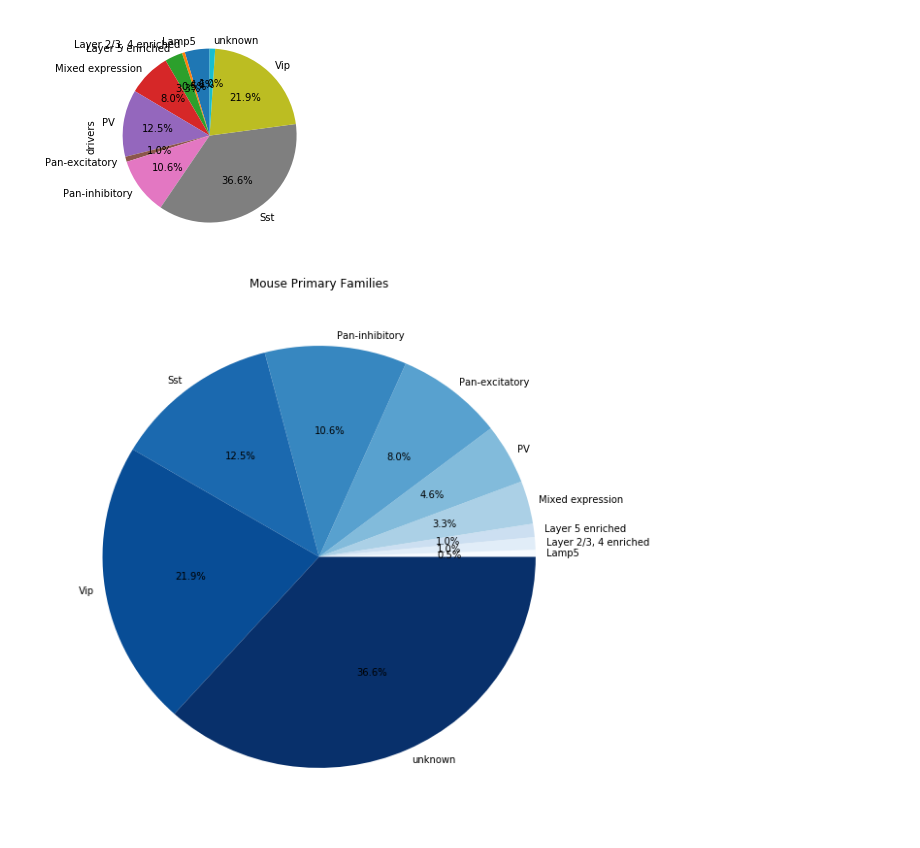
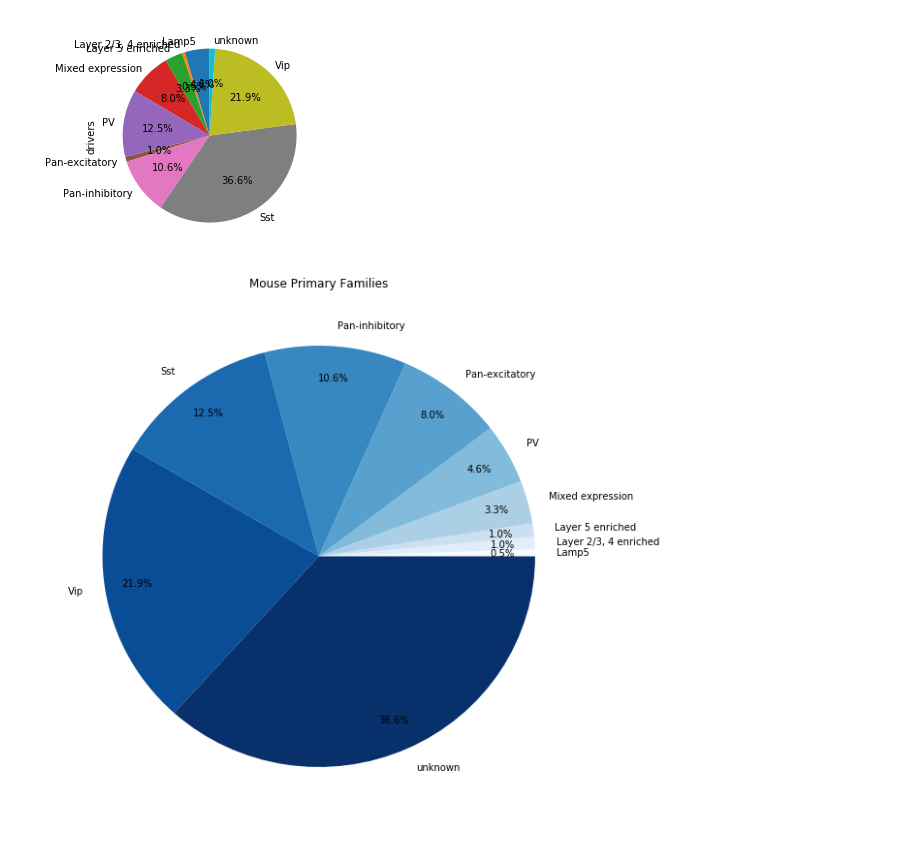
Before and after one commit to ru57y34nn/SMART_goals, a Jupyter notebook: src/dict_drivers.ipynb, the cells around one changed output. Drawn from its saved outputs; the diff is of its cells as text; code cells hidden in the pictures.

```diff
--- a/src/dict_drivers.ipynb
+++ b/src/dict_drivers.ipynb
@@ -175,30 +175,24 @@ startangle=90, shadow=False, labels=mdata['family'], legend = False)
 # %%
 slices = mdata['drivers']
 labels = mdata['family']
 
 slices = sorted(slices)
 
 fig = plt.figure(figsize=[10, 10])
 ax = fig.add_subplot(111)
 
 #cmap = plt.cm.prism
 cmap = plt.cm.Blues
 colors = cmap(np.linspace(0., 1., len(slices)))
 
-patches, texts, autotexts = ax.pie(slices, colors=colors, labels=labels, labeldistance=1.05, autopct='%1.1f%%')
-
-#for text in texts:
-#    text.set_color('grey')
-
-#for autotext in autotexts:
-#    autotext.set_color('darkgrey')
+ax.pie(slices, colors=colors, labels=labels, pctdistance=0.85, labeldistance=1.1, autopct='%1.1f%%')
 
 plt.title('Mouse Primary Families')
 #plt.tight_layout()
 plt.savefig('../figures/mouse_pie', dpi=300, bbox_inches="tight")
 plt.show()
 # %% [output]
-[figure, old version]
+[figure, new version]
 # %%
 for key, value in d.items():
     print("Driver:")
```
Also changed, not shown: parts of 1 cell of this notebook, 2 other files.
